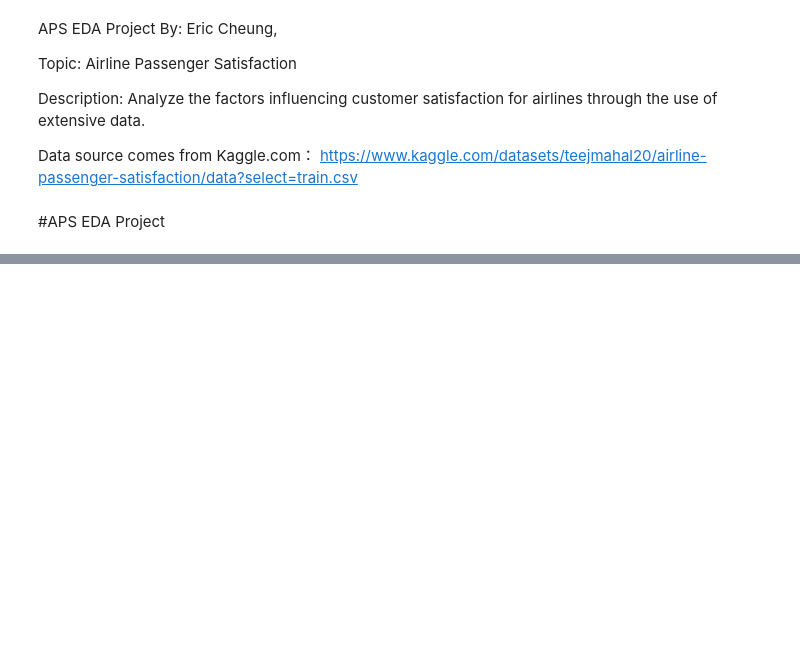
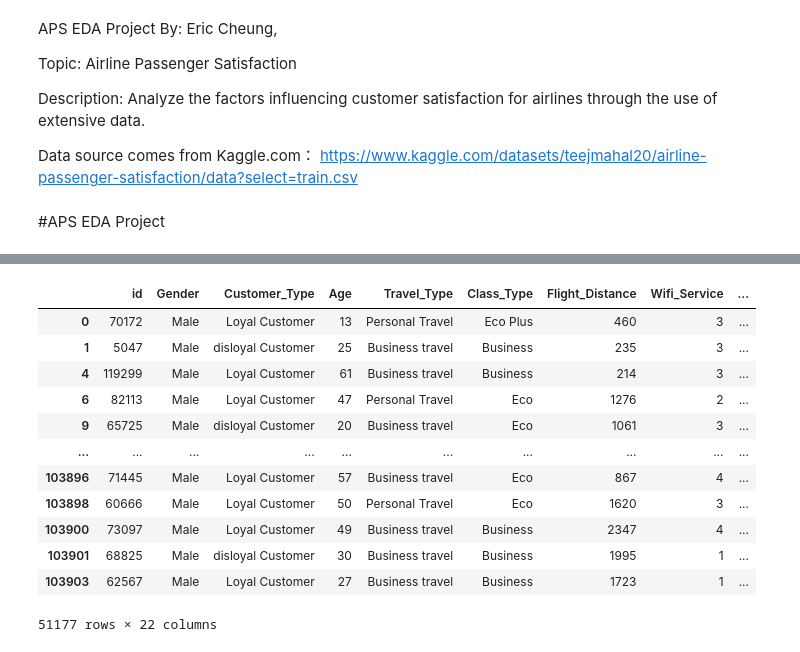
Before and after one commit to apollo201182/EDA-project-, a Jupyter notebook: Eric and Renee/Airline Passenger Satisfaction.ipynb, the cells around one changed output, grey strips where cells are left out. Saved outputs shown, nothing was run; the diff lists cells and outputs as text; code cells hidden in the pictures; blank space fills up the shorter version.

```diff
--- a/Eric and Renee/Airline Passenger Satisfaction.ipynb
+++ b/Eric and Renee/Airline Passenger Satisfaction.ipynb
@@ -108,0 +102,16 @@ df.isnull()
+# %%
+df.loc[df['Gender'] == 'Male']
+# %% [output]
+|  | id | Gender | Customer_Type | Age | Travel_Type | Class_Type | Flight_Distance | Wifi_Service | ... |
+| 0 | 70172 | Male | Loyal Customer | 13 | Personal Travel | Eco Plus | 460 | 3 | ... |
+| 1 | 5047 | Male | disloyal Customer | 25 | Business travel | Business | 235 | 3 | ... |
+| 4 | 119299 | Male | Loyal Customer | 61 | Business travel | Business | 214 | 3 | ... |
+| 6 | 82113 | Male | Loyal Customer | 47 | Personal Travel | Eco | 1276 | 2 | ... |
+| 9 | 65725 | Male | disloyal Customer | 20 | Business travel | Eco | 1061 | 3 | ... |
+| ... | ... | ... | ... | ... | ... | ... | ... | ... | ... |
+| 103896 | 71445 | Male | Loyal Customer | 57 | Business travel | Eco | 867 | 4 | ... |
+| 103898 | 60666 | Male | Loyal Customer | 50 | Personal Travel | Eco | 1620 | 3 | ... |
+| 103900 | 73097 | Male | Loyal Customer | 49 | Business travel | Business | 2347 | 4 | ... |
+| 103901 | 68825 | Male | disloyal Customer | 30 | Business travel | Business | 1995 | 1 | ... |
+| 103903 | 62567 | Male | Loyal Customer | 27 | Business travel | Business | 1723 | 1 | ... |
+51177 rows × 22 columns
```
Also changed, not shown: parts of 19 cells of this notebook, 1 other file.
